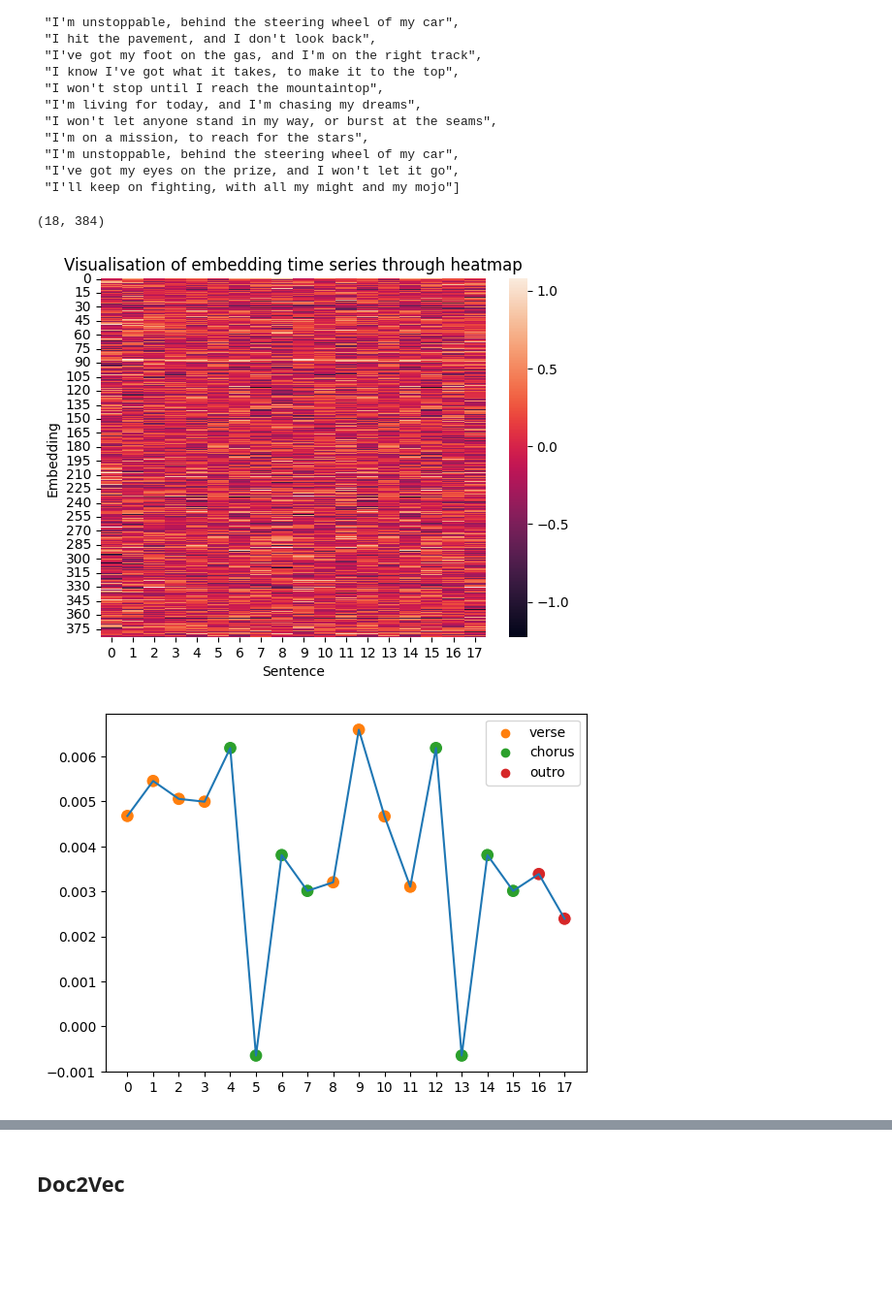
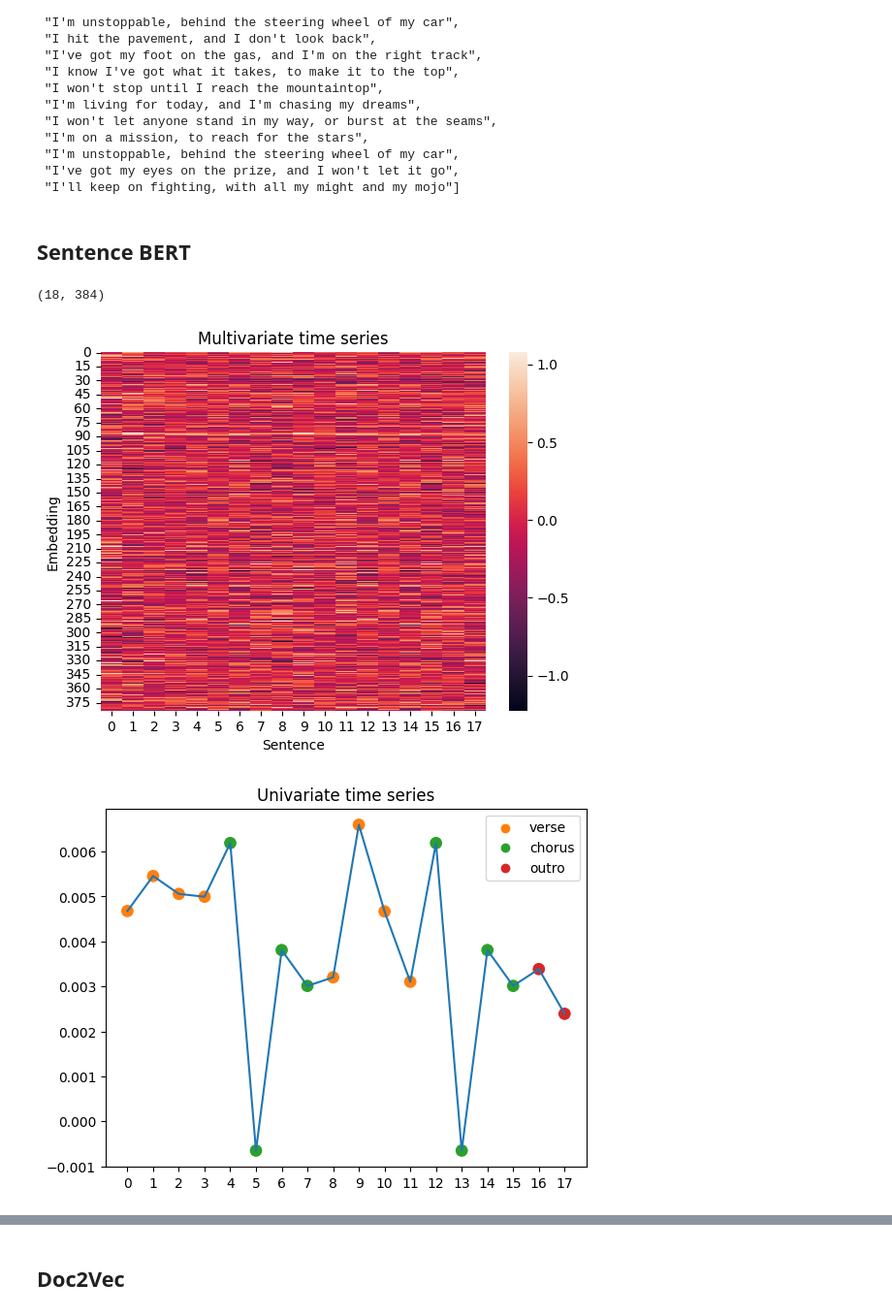
Before and after one commit to mattiapggioli/lyrics2ts, a Jupyter notebook: notebooks/embedding_ts_generation.ipynb, the cells around one changed output, grey strips where cells are left out. Shown at 97% size. Saved outputs shown, nothing was run; the diff lists cells and outputs as text; code cells hidden in the pictures; blank space fills up the shorter version.

```diff
--- a/notebooks/embedding_ts_generation.ipynb
+++ b/notebooks/embedding_ts_generation.ipynb
@@ -100,6 +101,8 @@ eg_lyrics
  "I'm unstoppable, behind the steering wheel of my car",
  "I've got my eyes on the prize, and I won't let it go",
  "I'll keep on fighting, with all my might and my mojo"]
+# %% [markdown]
+## Sentence BERT
 # %%
 model = SentenceTransformer('paraphrase-MiniLM-L6-v2')
 
@@ -115,10 +118,10 @@ fig, ax = plt.subplots()
 ax = sns.heatmap(eg_multi_ts.T)
 ax.set_xlabel('Sentence')
 ax.set_ylabel('Embedding')
-ax.set_title('Visualisation of embedding time series through heatmap')
+ax.set_title('Multivariate time series')
 plt.show()
 # %% [output]
-[figure, old version]
+[figure, new version]
 # %%
 parts_of_lyrics = list(toy_lyrics['part'])
 color_map = {}
@@ -130,15 +133,16 @@ eg_uniavg_ts = np.mean(eg_multi_ts, axis=1)
 # %%
 fig, ax = plt.subplots()
 ax = sns.lineplot(eg_uniavg_ts)
 # Draw dots representing parts of the lyrics
 ax = sns.scatterplot(y = eg_uniavg_ts,
                      x = range(len(eg_uniavg_ts)),
                      hue=parts_of_lyrics, s=100,
                      palette=color_map)
+ax.set_title('Univariate time series')
 ax.set_xticks(range(len(eg_uniavg_ts)))
 plt.show()
 # %% [output]
-[figure, old version]
+[figure, new version]
 # %%
 eg_unimax_ts = np.max(eg_multi_ts, axis=1)
 # %%
```
Also changed, not shown: parts of 29 cells of this notebook, 4 other files.
